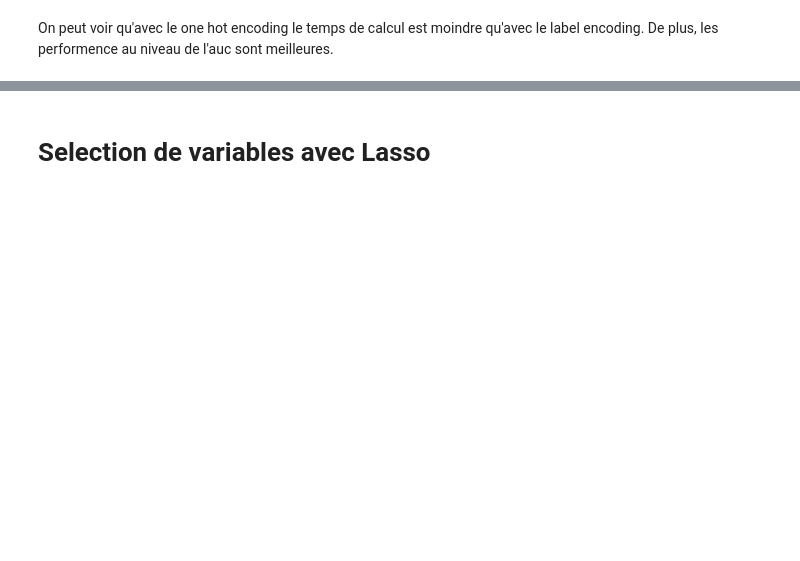
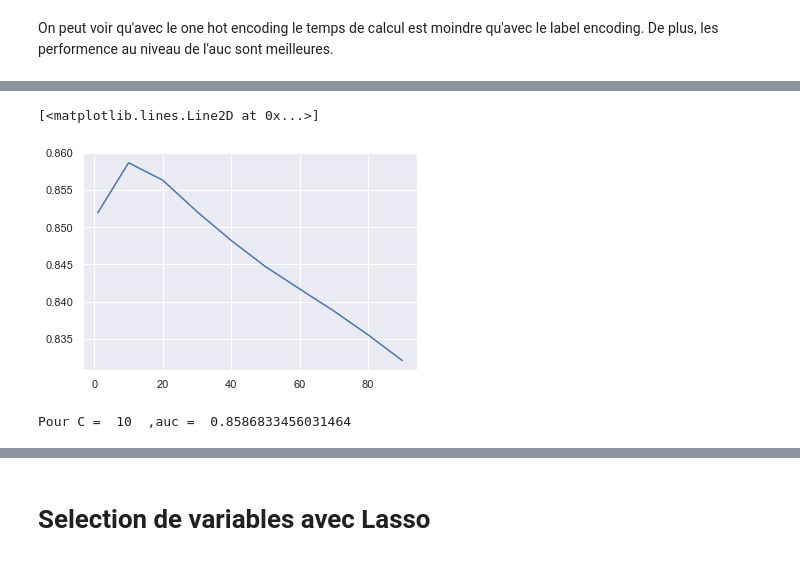
Before and after one commit to DataCampM2DSSAF/suivi-du-data-camp-ghoul_boubekeur_davidas, a Jupyter notebook: projet_data_camp_fraud_anthony.ipynb, the cells around one changed output, grey strips where cells are left out. Drawn from its saved outputs; the diff is of its cells as text; code cells hidden in the pictures; blank space fills up the shorter version.

```diff
--- a/projet_data_camp_fraud_anthony.ipynb
+++ b/projet_data_camp_fraud_anthony.ipynb
@@ -696,0 +785,10 @@ On peut voir qu'avec le one hot encoding le temps de calcul est moindre qu'avec
+# %%
+pred = []
+tstart = time.time()
+for i in range(0,100,10):
+    if(i==0): i=i+1
+    log = LogisticRegression(solver ='liblinear', penalty = 'l1', C=1/i, random_state=0).fit(X_sub_train, y_sub_train)
+    pred_train = log.predict_proba(X_sub_test)
+    pred.append(roc_auc_score(y_sub_test, pred_train[:, 1]))
+tend = time.time()
+temps(tend-tstart)
@@ -696,0 +797,11 @@ On peut voir qu'avec le one hot encoding le temps de calcul est moindre qu'avec
+# %%
+t = [i for i in range(0,100,10)]
+t[0] = t[0] + 1
+plt.plot(t,pred)
+# %% [output]
+[<matplotlib.lines.Line2D at 0x...>]
+[figure, added]
+# %%
+print("Pour C = ",t[np.argmax(pred)], " ,auc = ",np.max(pred))
+# %% [output]
+Pour C =  10  ,auc =  0.8586833456031464
```
Also changed, not shown: parts of 27 cells of this notebook.
